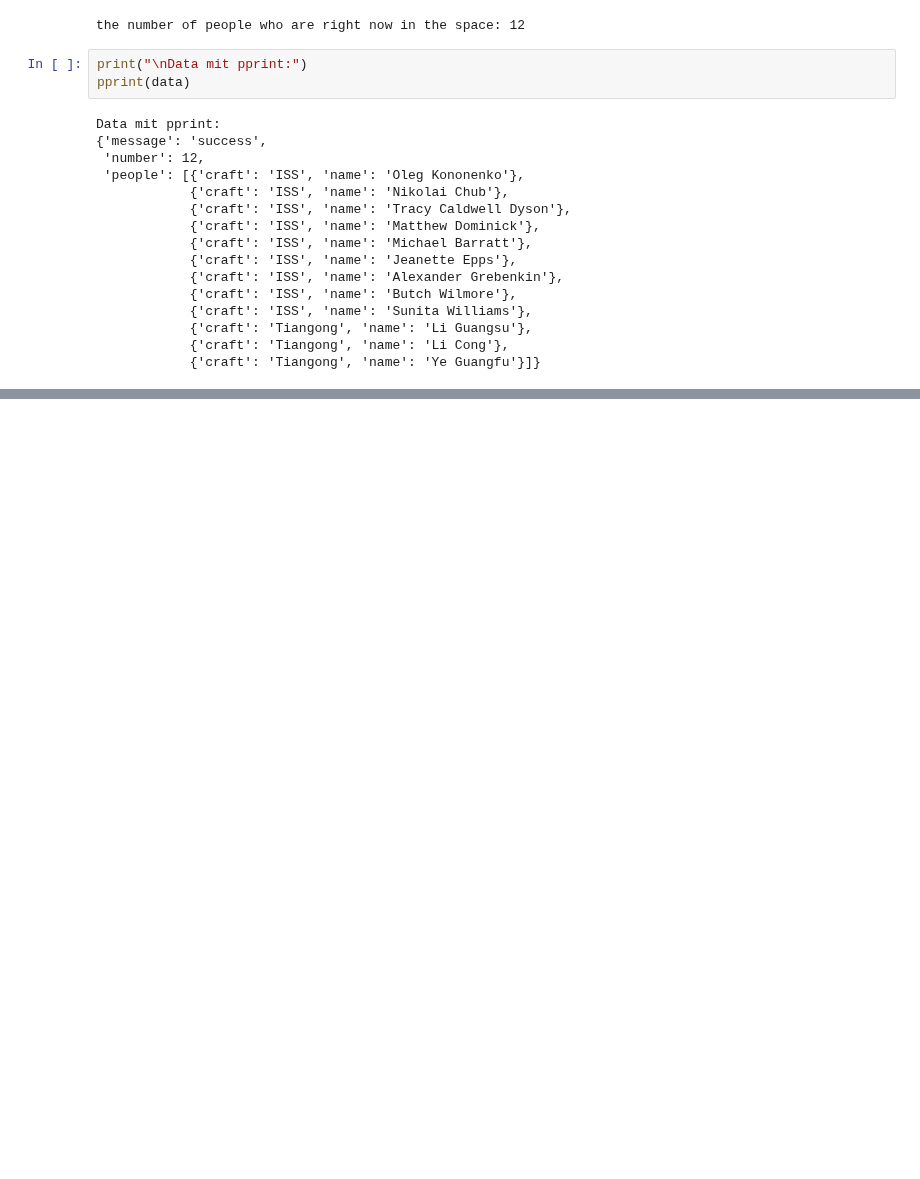
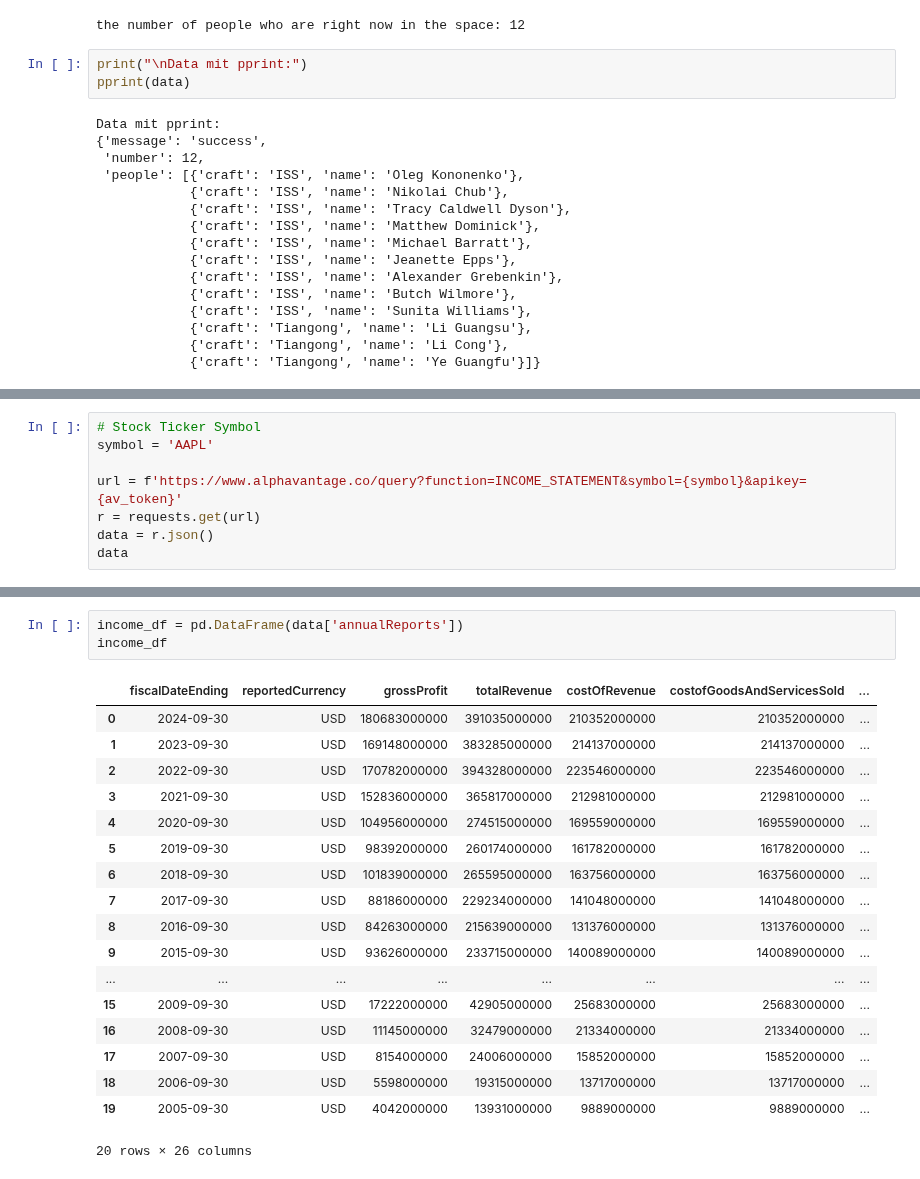
Before and after one commit to sofia00ni/WebAPI, a Jupyter notebook: api_test.ipynb, the cells around one changed output, grey strips where cells are left out. Cells and saved outputs as stored; diff of their text form; blank space fills up the shorter version.

```diff
--- a/api_test.ipynb
+++ b/api_test.ipynb
@@ -97,0 +106,8 @@ Data mit pprint:
+# %%
+# Stock Ticker Symbol
+symbol = 'AAPL'
+
+url = f'https://www.alphavantage.co/query?function=INCOME_STATEMENT&symbol={symbol}&apikey={av_token}'
+r = requests.get(url)
+data = r.json()
+data
@@ -97,0 +132,22 @@ Data mit pprint:
+# %%
+income_df = pd.DataFrame(data['annualReports'])
+income_df
+# %% [output]
+|  | fiscalDateEnding | reportedCurrency | grossProfit | totalRevenue | costOfRevenue | costofGoodsAndServicesSold | ... |
+| 0 | 2024-09-30 | USD | 180683000000 | 391035000000 | 210352000000 | 210352000000 | ... |
+| 1 | 2023-09-30 | USD | 169148000000 | 383285000000 | 214137000000 | 214137000000 | ... |
+| 2 | 2022-09-30 | USD | 170782000000 | 394328000000 | 223546000000 | 223546000000 | ... |
+| 3 | 2021-09-30 | USD | 152836000000 | 365817000000 | 212981000000 | 212981000000 | ... |
+| 4 | 2020-09-30 | USD | 104956000000 | 274515000000 | 169559000000 | 169559000000 | ... |
+| 5 | 2019-09-30 | USD | 98392000000 | 260174000000 | 161782000000 | 161782000000 | ... |
+| 6 | 2018-09-30 | USD | 101839000000 | 265595000000 | 163756000000 | 163756000000 | ... |
+| 7 | 2017-09-30 | USD | 88186000000 | 229234000000 | 141048000000 | 141048000000 | ... |
+| 8 | 2016-09-30 | USD | 84263000000 | 215639000000 | 131376000000 | 131376000000 | ... |
+| 9 | 2015-09-30 | USD | 93626000000 | 233715000000 | 140089000000 | 140089000000 | ... |
+| ... | ... | ... | ... | ... | ... | ... | ... |
+| 15 | 2009-09-30 | USD | 17222000000 | 42905000000 | 25683000000 | 25683000000 | ... |
+| 16 | 2008-09-30 | USD | 11145000000 | 32479000000 | 21334000000 | 21334000000 | ... |
+| 17 | 2007-09-30 | USD | 8154000000 | 24006000000 | 15852000000 | 15852000000 | ... |
+| 18 | 2006-09-30 | USD | 5598000000 | 19315000000 | 13717000000 | 13717000000 | ... |
+| 19 | 2005-09-30 | USD | 4042000000 | 13931000000 | 9889000000 | 9889000000 | ... |
+20 rows × 26 columns
```
Also changed, not shown: parts of 4 cells of this notebook, 2 other files.
